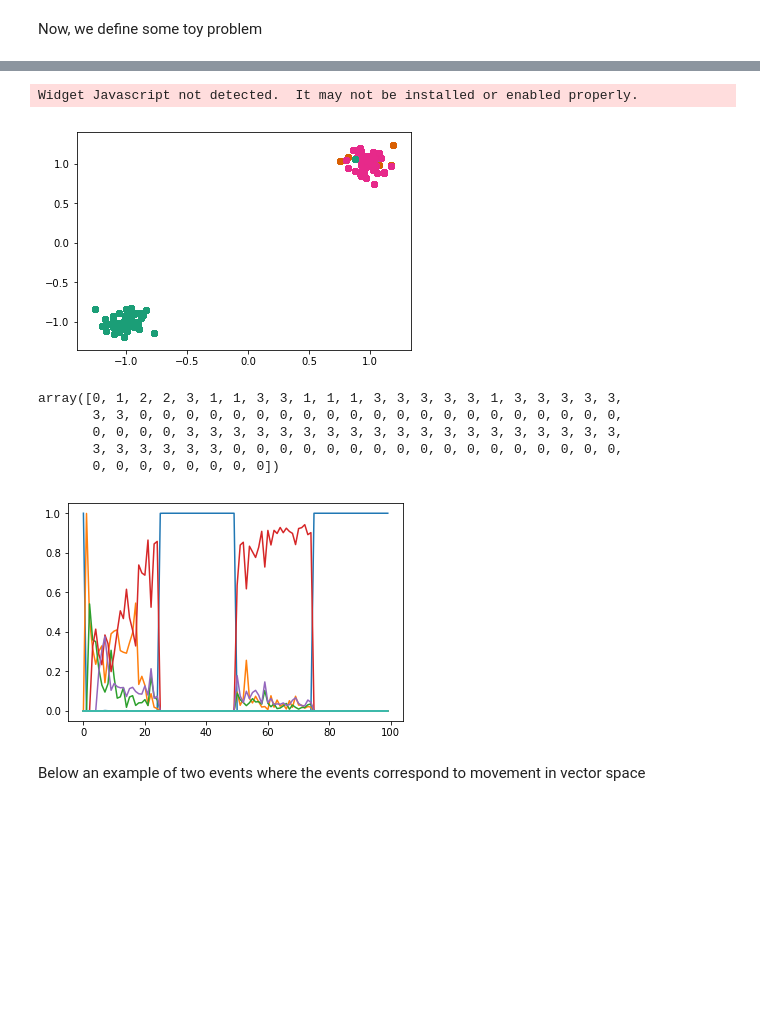
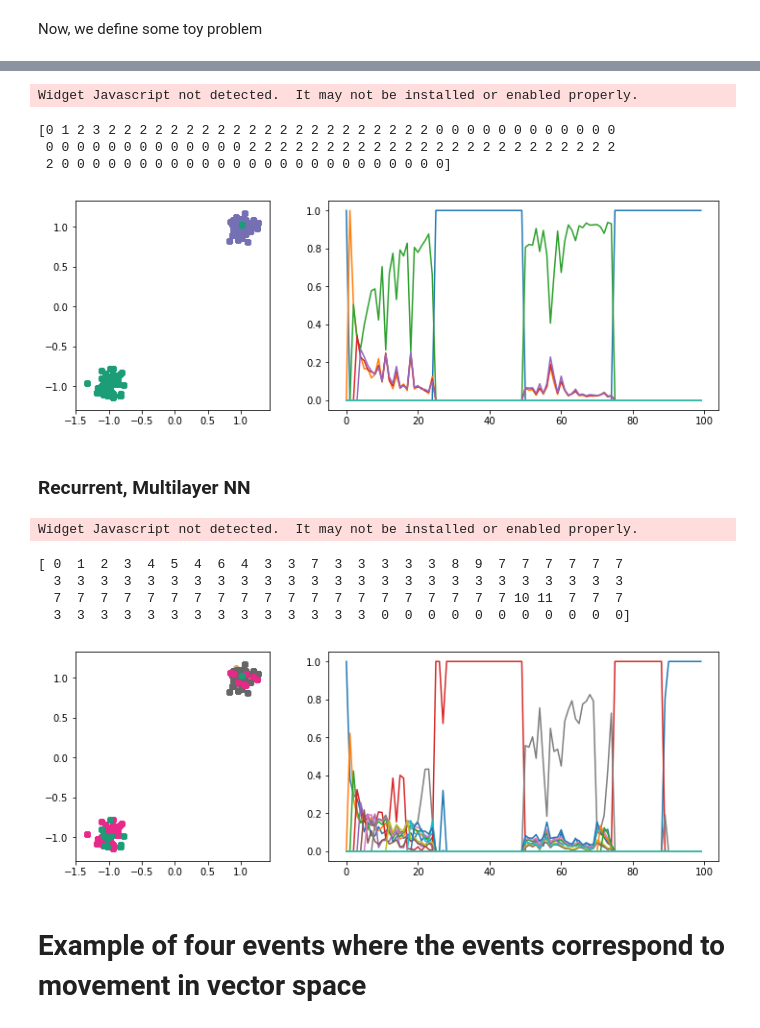
Before and after one commit to nicktfranklin/SEM_paper_simulations, a Jupyter notebook: Segmentation Demo -- Keras tests.ipynb, the cells around one changed output, grey strips where cells are left out. Saved outputs shown, nothing was run; the diff lists cells and outputs as text; code cells hidden in the pictures; blank space fills up the shorter version.

```diff
--- a/Segmentation Demo -- Keras tests.ipynb
+++ b/Segmentation Demo -- Keras tests.ipynb
@@ -214,26 +200,26 @@ plt.show()
 # %%
 post = sem3.run(x_train, K=K)
+plot_segmentation(post)
 # %% [output]
 Widget Javascript not detected.  It may not be installed or enabled properly.
+[0 1 2 3 2 2 2 2 2 2 2 2 2 2 2 2 2 2 2 2 2 2 2 2 2 0 0 0 0 0 0 0 0 0 0 0 0
+ 0 0 0 0 0 0 0 0 0 0 0 0 0 2 2 2 2 2 2 2 2 2 2 2 2 2 2 2 2 2 2 2 2 2 2 2 2
+ 2 0 0 0 0 0 0 0 0 0 0 0 0 0 0 0 0 0 0 0 0 0 0 0 0 0]
+[figure, added]
-# %%
-plot_segmentation(post)
-# %% [output]
-[figure, removed]
-# %%
-np.argmax(post, axis=1)
-# %% [output]
-array([0, 1, 2, 2, 3, 1, 1, 3, 3, 1, 1, 1, 3, 3, 3, 3, 3, 1, 3, 3, 3, 3, 3,
-       3, 3, 0, 0, 0, 0, 0, 0, 0, 0, 0, 0, 0, 0, 0, 0, 0, 0, 0, 0, 0, 0, 0,
-       0, 0, 0, 0, 3, 3, 3, 3, 3, 3, 3, 3, 3, 3, 3, 3, 3, 3, 3, 3, 3, 3, 3,
-       3, 3, 3, 3, 3, 3, 0, 0, 0, 0, 0, 0, 0, 0, 0, 0, 0, 0, 0, 0, 0, 0, 0,
-       0, 0, 0, 0, 0, 0, 0, 0])
-# %%
-plt.plot(post)
-plt.show()
-# %% [output]
-[figure, removed]
+# %% [markdown]
+### Recurrent, Multilayer NN
+# %%
+post = sem4.run(x_train, K=K)
+plot_segmentation(post)
+# %% [output]
+Widget Javascript not detected.  It may not be installed or enabled properly.
+[ 0  1  2  3  4  5  4  6  4  3  3  7  3  3  3  3  3  8  9  7  7  7  7  7  7
+  3  3  3  3  3  3  3  3  3  3  3  3  3  3  3  3  3  3  3  3  3  3  3  3  3
+  7  7  7  7  7  7  7  7  7  7  7  7  7  7  7  7  7  7  7  7 10 11  7  7  7
+  3  3  3  3  3  3  3  3  3  3  3  3  3  3  0  0  0  0  0  0  0  0  0  0  0]
+[figure, added]
 # %% [markdown]
-Below an example of two events where the events correspond to movement in vector space
+# Example of four events where the events correspond to movement in vector space
 # %%
 def build_moving_data(N, beta=0.01):
     pi = np.array([0.4, 0.6])
```
Also changed, not shown: parts of 81 cells of this notebook.
